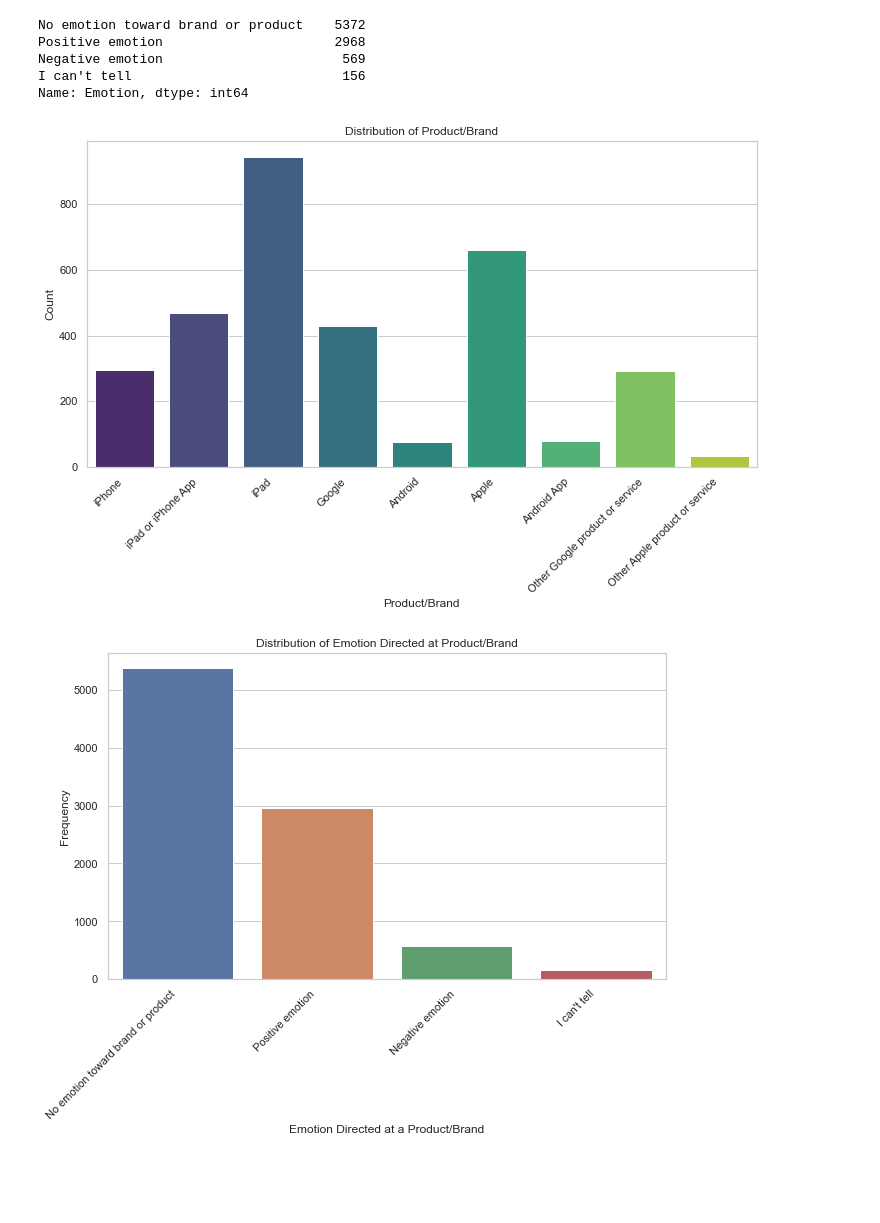
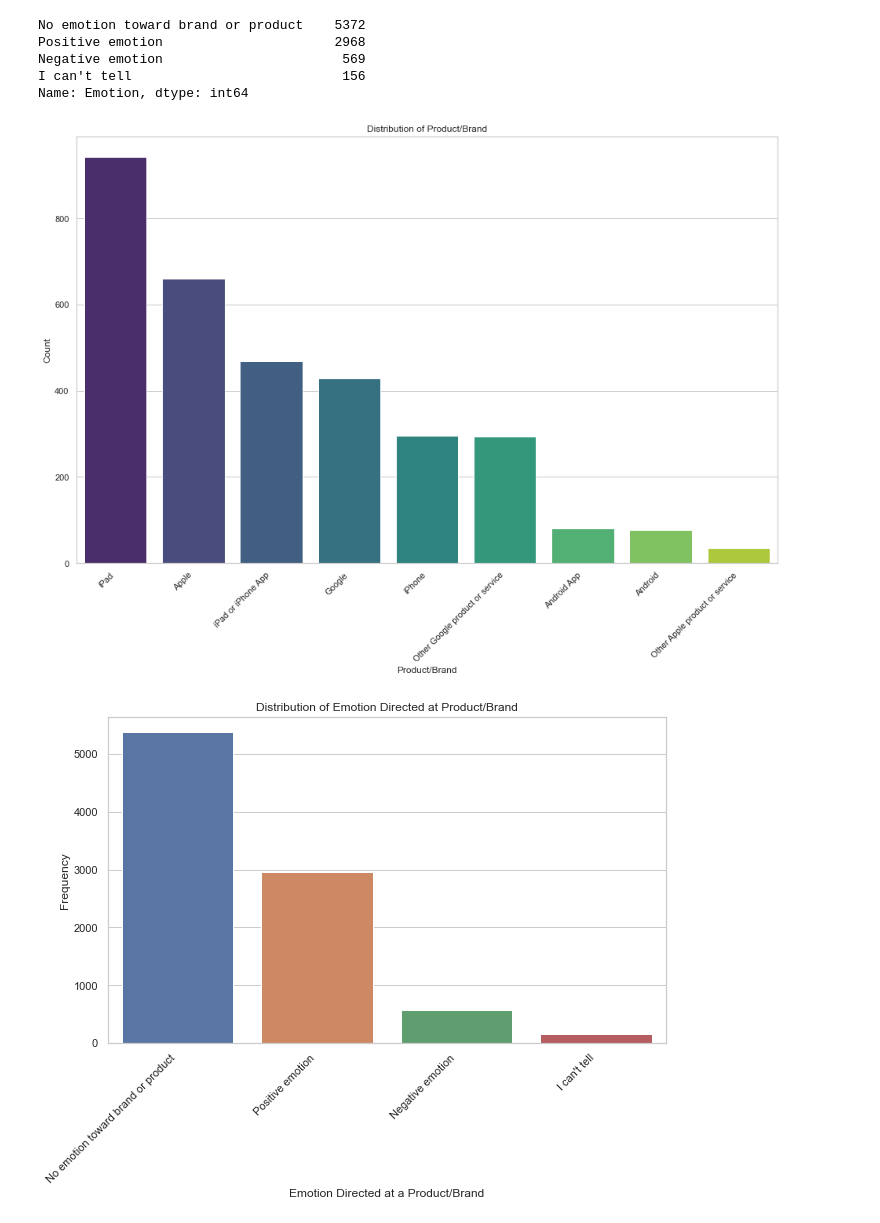
Before and after one commit to sfp13VA/Twitter_Sentiment_Project, a Jupyter notebook: notebook.ipynb, the cells around one changed output. Saved outputs shown, nothing was run; the diff lists cells and outputs as text; code cells hidden in the pictures; blank space fills up the shorter version.

```diff
--- a/notebook.ipynb
+++ b/notebook.ipynb
@@ -209,27 +211,28 @@ Name: Emotion, dtype: int64
 # %%
 # visualize these distributions
 emotion_distribution = df['Product/Brand'].value_counts()
 
 # set the style of seaborn
 sns.set(style="whitegrid")
 
 # create a count plot
-plt.figure(figsize=(12, 6))
-sns.countplot(x='Product/Brand', data=df, palette="viridis")
+plt.figure(figsize=(16, 10))
+order = df['Product/Brand'].value_counts().index
+sns.countplot(x='Product/Brand', data=df, order=order, palette="viridis")
 
 # add labels and title
 plt.title('Distribution of Product/Brand')
 plt.xlabel('Product/Brand')
 plt.ylabel('Count')
 
 # rotate x-axis labels for better readability
 plt.xticks(rotation=45, ha='right')
 plt.savefig('Product.png', dpi=300, bbox_inches='tight')
 
 # show the plot and save
 plt.show()
 # %% [output]
-[figure, old version]
+[figure, new version]
 # %%
 #Visualize distributions of emotions
 emotion_distribution = df['Emotion'].value_counts()
```
Also changed, not shown: parts of 16 cells of this notebook, 4 other files.
